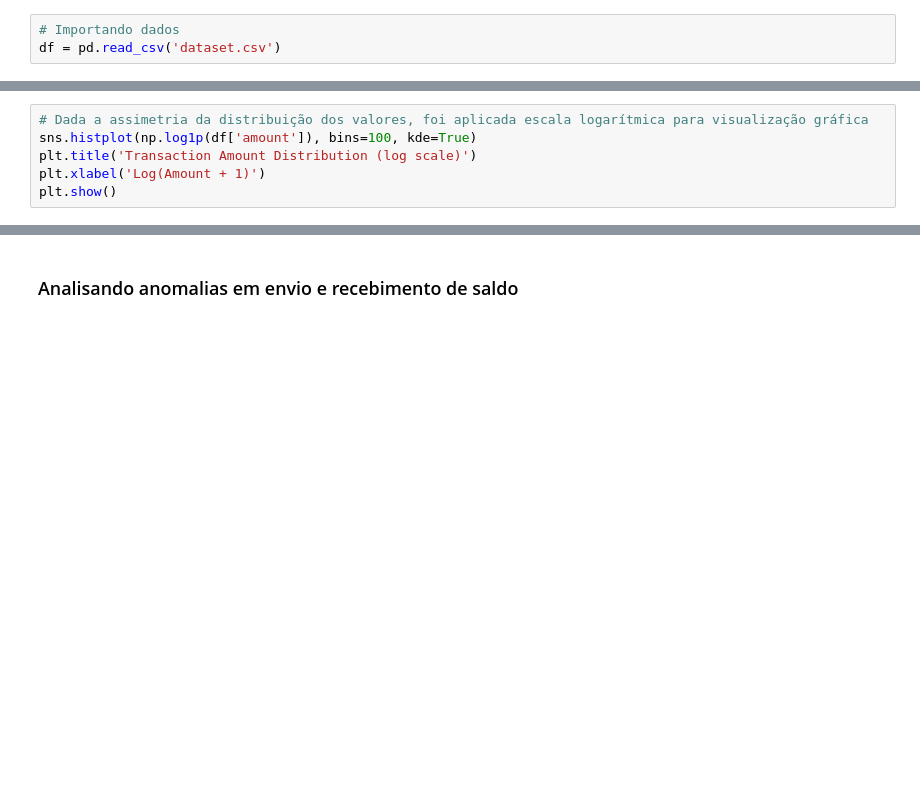
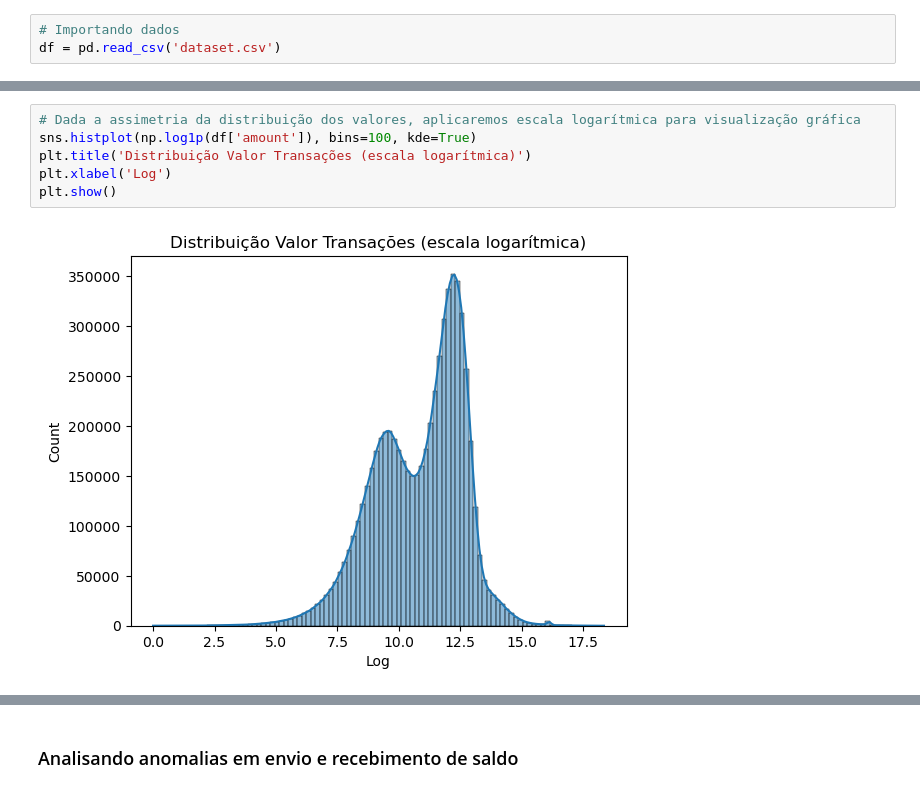
Before and after one commit to larissarqos/Portfolio, a Jupyter notebook: Deteccao_Fraudes/fraud_prediction.ipynb, the cells around one changed output, grey strips where cells are left out. Drawn from its saved outputs; the diff is of its cells as text; blank space fills up the shorter version.

```diff
--- a/Deteccao_Fraudes/fraud_prediction.ipynb
+++ b/Deteccao_Fraudes/fraud_prediction.ipynb
@@ -73,8 +157,10 @@ df['amount'].describe().astype(int)
 # %%
-# Dada a assimetria da distribuição dos valores, foi aplicada escala logarítmica para visualização gráfica
+# Dada a assimetria da distribuição dos valores, aplicaremos escala logarítmica para visualização gráfica
 sns.histplot(np.log1p(df['amount']), bins=100, kde=True)
-plt.title('Transaction Amount Distribution (log scale)')
-plt.xlabel('Log(Amount + 1)')
+plt.title('Distribuição Valor Transações (escala logarítmica)')
+plt.xlabel('Log')
 plt.show()
+# %% [output]
+[figure, added]
 # %%
 # Avaliando a distribuição de valores em transações legítimas e fraudulentas com valores < 50 mil
```
Also changed, not shown: parts of 35 cells of this notebook, 1 other file.
